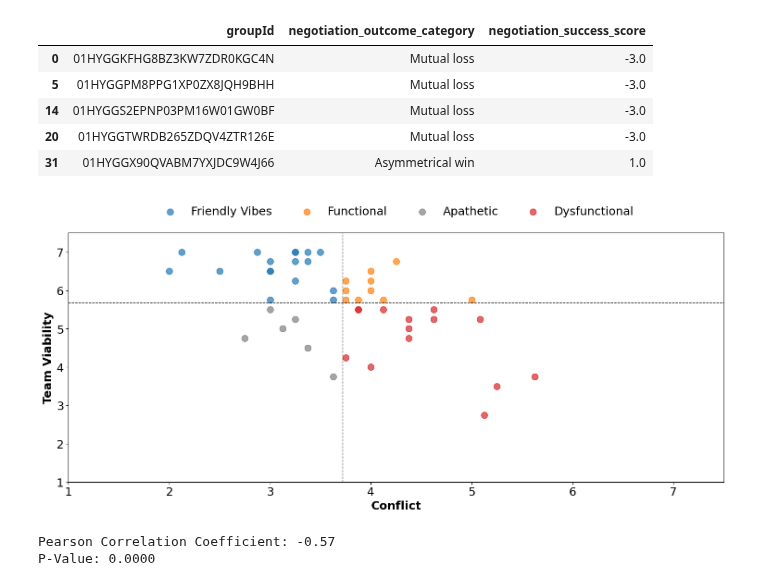
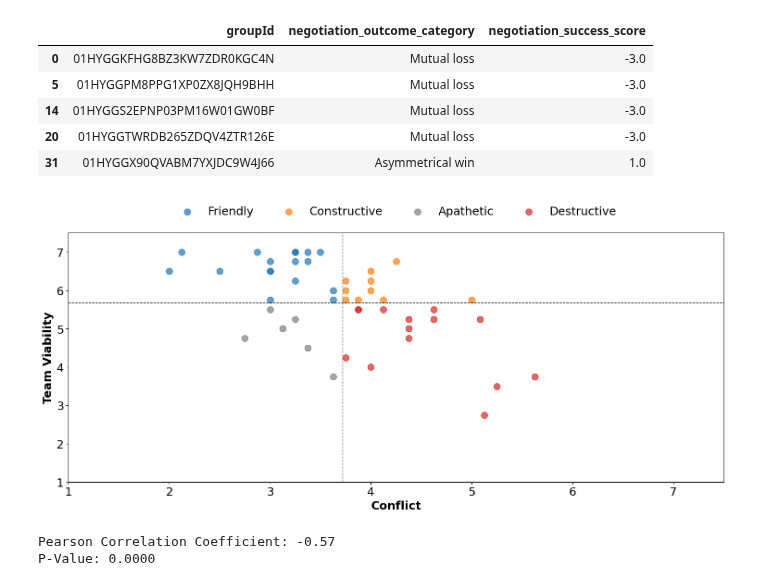
Before and after one commit to bbevis/Con2vec, a Jupyter notebook: Python/EDA_convo_segmentation.ipynb, the cells around one changed output. Saved outputs shown, nothing was run; the diff lists cells and outputs as text; code cells hidden in the pictures.

```diff
--- a/Python/EDA_convo_segmentation.ipynb
+++ b/Python/EDA_convo_segmentation.ipynb
@@ -342,13 +343,13 @@ mean_viability = df['team_viability'].mean()
 # classification function to classify negotiations using rules based aproach
 def classify_negotiation(conflict, viability, mean_conf, mean_viab):
     if conflict < mean_conf and viability > mean_viab:
-        return "Friendly Vibes"
+        return "Friendly"
     elif conflict >= mean_conf and viability > mean_viab:
-        return "Functional"
+        return "Constructive"
     elif conflict < mean_conf and viability <= mean_viab:
         return "Apathetic"
     else:
-        return "Dysfunctional"
+        return "Destructive"
 
 # Apply classification
 df["Negotiation_Category"] = df.apply(
@@ -359,10 +360,10 @@ df["Negotiation_Category"] = df.apply(
 
 # Define colors for each category
 category_colors = {
-    "Friendly Vibes": "#1F77B4",  # Blue
-    "Functional": "#FF7F0E",  # Orange
+    "Friendly": "#1F77B4",  # Blue
+    "Constructive": "#FF7F0E",  # Orange
     "Apathetic": "#7F7F7F",  # Gray
-    "Dysfunctional": "#D62728"  # Red
+    "Destructive": "#D62728"  # Red
 }
 
 # Create the scatter plot
@@ -375,34 +376,34 @@ for category, color in category_colors.items():
 
 # Add decision boundaries (mean values)
 plt.axvline(mean_conflict, color="black", linestyle="dashed", alpha=0.8, linewidth=1)
 plt.axhline(mean_viability, color="black", linestyle="dashed", alpha=0.8, linewidth=1)
 
 # Formatting plot aesthetics
 plt.xlabel("Conflict", fontsize=18, fontweight="bold")
 plt.ylabel("Team Viability", fontsize=18, fontweight="bold")
 
 
 # Legend styling (placed at the top with extra spacing)
 plt.legend(fontsize=18,
            loc="upper center", bbox_to_anchor=(0.5, 1.15), ncol=4, frameon=False)
 
 # Ensure full axis range is visible
 plt.xlim(1, 7.5)
 plt.ylim(1, 7.5)
 
 # Restore axis lines for a professional look
 plt.axhline(y=plt.ylim()[0], color='black', linewidth=1.2)
 plt.axvline(x=plt.xlim()[0], color='black', linewidth=1.2)
 
 # Remove grid lines
 plt.xticks(fontsize=18)
 plt.yticks(fontsize=18)
 
 # Show the plot
 plt.tight_layout()
 plt.show()
 # %% [output]
-[figure, old version]
+[figure, new version]
 # %%
 correlation, p_value = stats.pearsonr(df['Conflict'], df['team_viability'])
 
```
Also changed, not shown: parts of 16 cells of this notebook, 3 other files.
